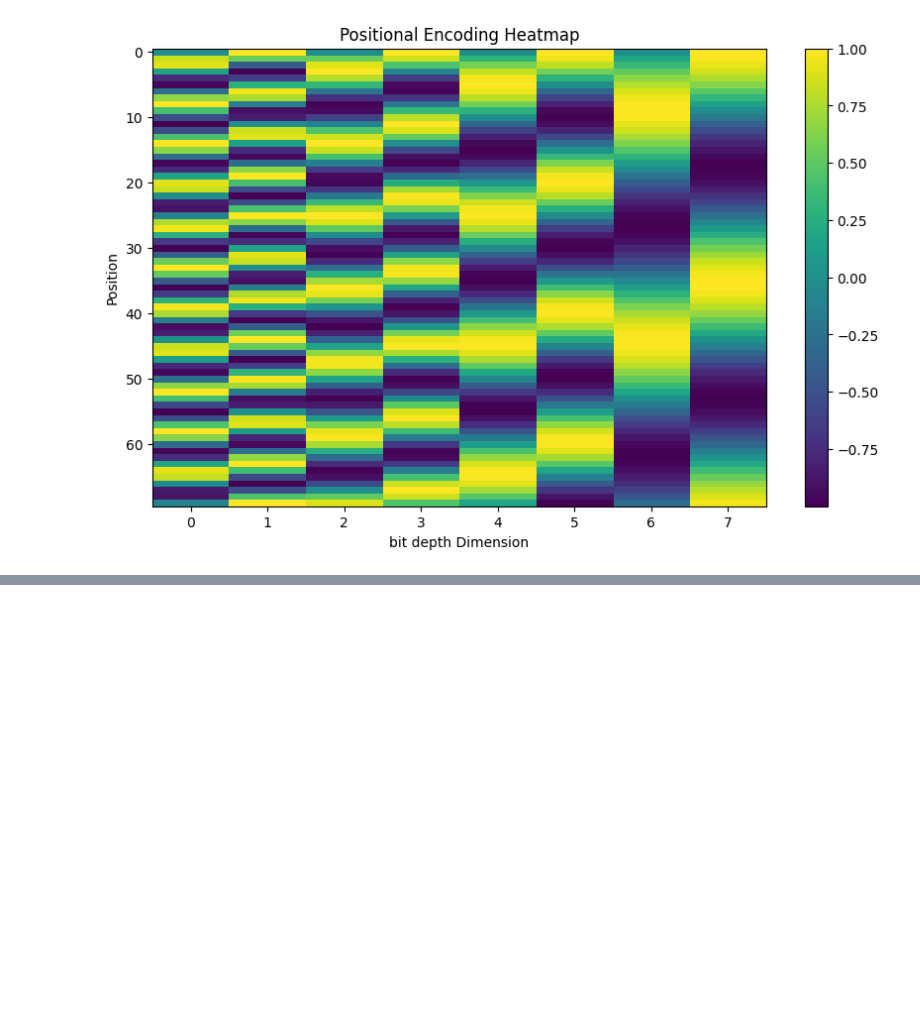
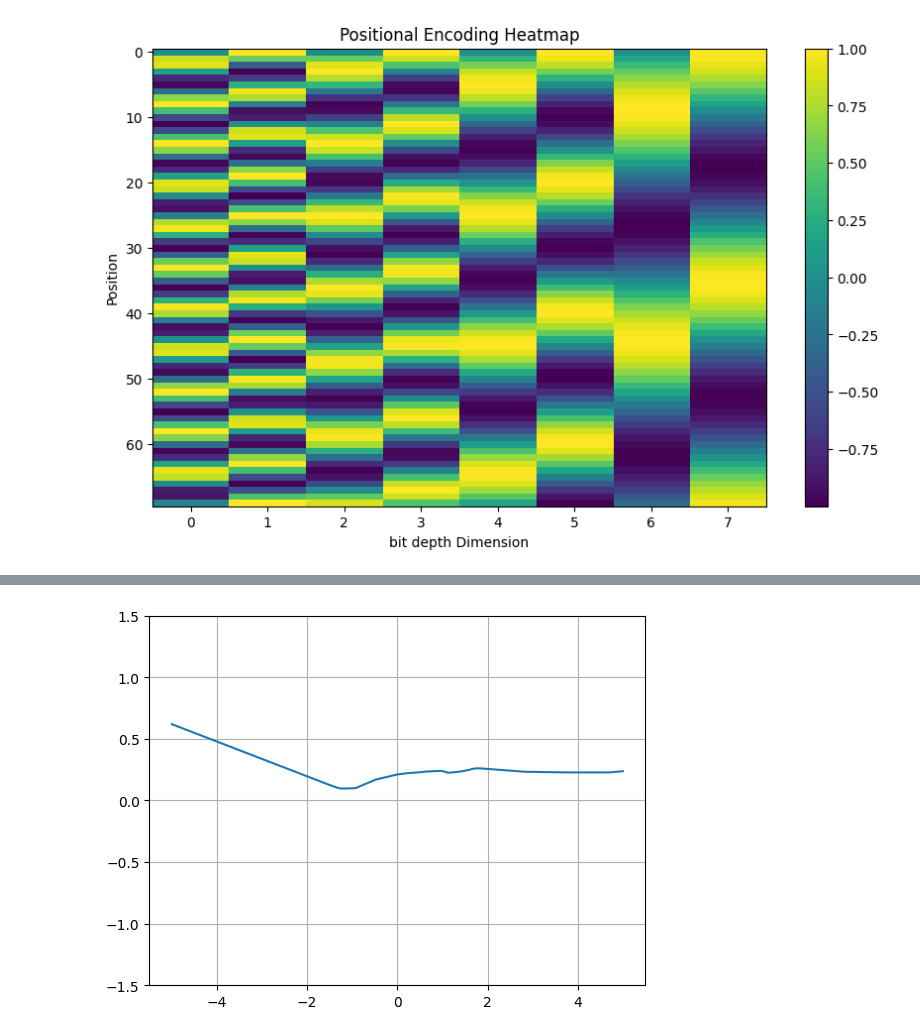
Before and after one commit to 55selcukozdemir/turkish-llm-example, a Jupyter notebook: notes/13 - pytorch ile ilk denemelerim.ipynb, the cells around one changed output, grey strips where cells are left out. Drawn from its saved outputs; the diff is of its cells as text; code cells hidden in the pictures; blank space fills up the shorter version.

```diff
--- a/notes/13 - pytorch ile ilk denemelerim.ipynb
+++ b/notes/13 - pytorch ile ilk denemelerim.ipynb
@@ -136,0 +184,51 @@ for epoch in range(epochs):
+# %%
+import torch
+import torch.nn as nn
+import matplotlib.pyplot as plt
+from matplotlib.animation import FuncAnimation
+
+# veri
+x = torch.linspace(-5, 5, 200).unsqueeze(1)
+y_true = torch.sin(x)
+
+# model
+model = nn.Sequential(
+    nn.Linear(1, 32),
+    nn.ReLU(),
+    nn.Linear(32, 1)
+)
+
+loss_fn = nn.MSELoss()
+optimizer = torch.optim.Adam(model.parameters(), lr=0.01)
+
+history = []
+
+epochs = 200  # daha uzun eğitim
+
+# training
+for epoch in range(epochs):
+    y_pred = model(x)
+    loss = loss_fn(y_pred, y_true)
+
+    optimizer.zero_grad()
+    loss.backward()
+    optimizer.step()
+
+    history.append(y_pred.detach().clone())
+
+# plot
+fig, ax = plt.subplots()
+line, = ax.plot(x.numpy(), history[0].numpy())
+
+ax.set_ylim(-1.5, 1.5)
+ax.grid(True)
+
+def update(i):
+    line.set_ydata(history[i].numpy())
+    ax.set_title(f"Epoch {i}")
+    return line,
+
+ani = FuncAnimation(fig, update, frames=epochs, interval=50)
+plt.show()
+# %% [output]
+[figure, added]
```
Also changed, not shown: parts of 1 cell of this notebook, 27 other files.
